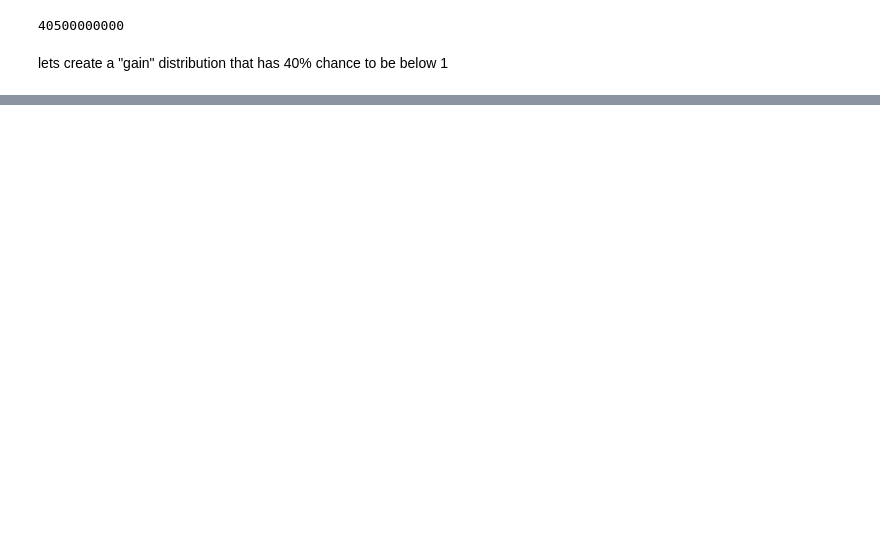
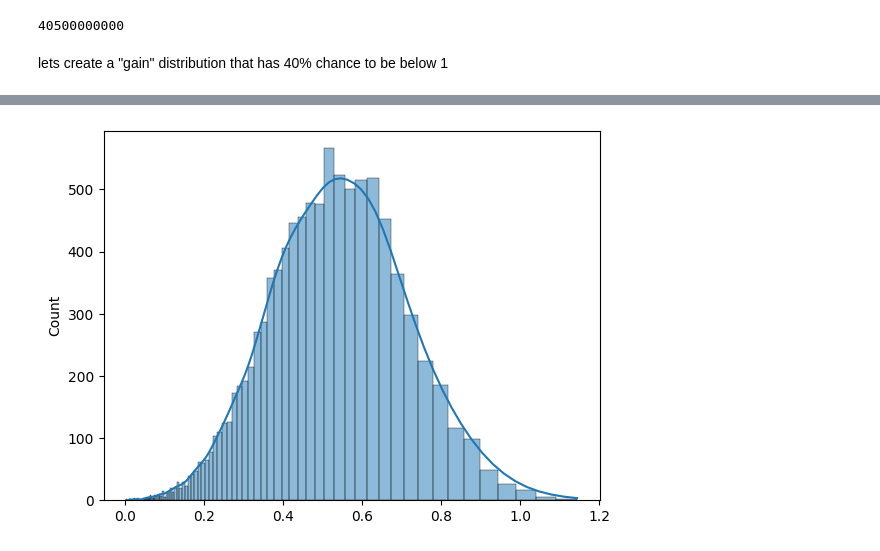
Before and after one commit to messier12/bullrun-strat-simulator, a Jupyter notebook: kelly_criterion.ipynb, the cells around one changed output, grey strips where cells are left out. Saved outputs shown, nothing was run; the diff lists cells and outputs as text; code cells hidden in the pictures; blank space fills up the shorter version.

```diff
--- a/kelly_criterion.ipynb
+++ b/kelly_criterion.ipynb
@@ -293,0 +308,9 @@ plt.axvline(ten_percent,0,10000)
+# %%
+test = []
+for i in range(10000):
+    test.append(gain_generator_bimodal()-1)
+
+sns.histplot(test,kde=True,log_scale=(True,False))
+plt.xscale('linear')
+# %% [output]
+[figure, added]
```
Also changed, not shown: parts of 7 cells of this notebook.
